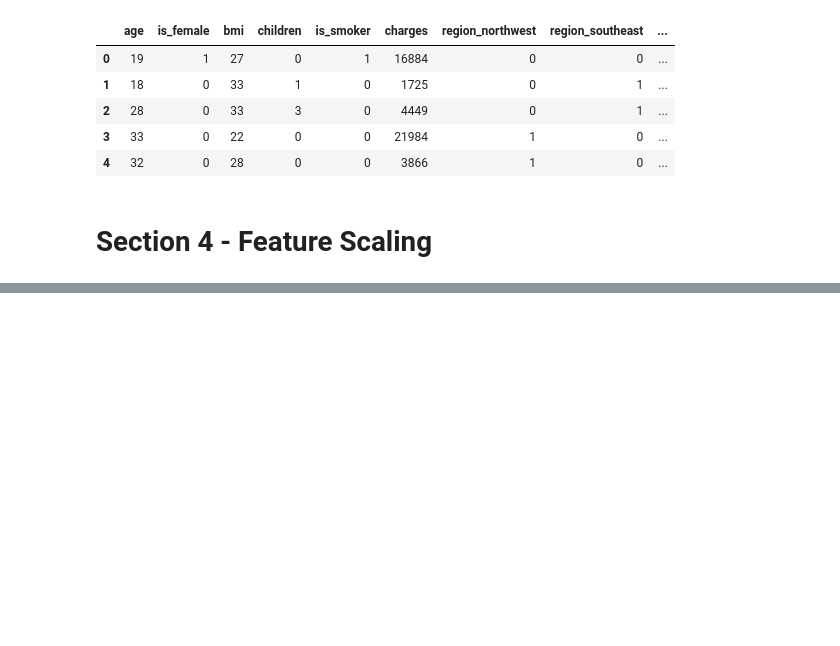
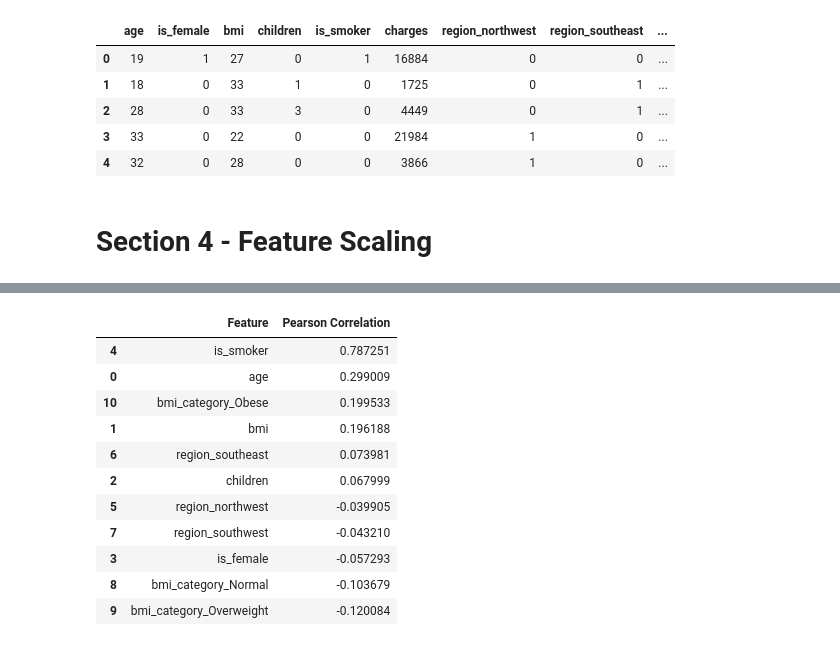
Before and after one commit to princejha-dev/ML-Python-Models, a Jupyter notebook: insurance.ipynb, the cells around one changed output, grey strips where cells are left out. Drawn from its saved outputs; the diff is of its cells as text; code cells hidden in the pictures; blank space fills up the shorter version.

```diff
--- a/insurance.ipynb
+++ b/insurance.ipynb
@@ -232,0 +242,39 @@ df_cleaned[cols_to_scale] = scaler.fit_transform(df_cleaned[cols_to_scale])
+# %%
+
+from scipy.stats import pearsonr
+
+# ----------------------------------
+# Pearson Correlation Calculation
+# ----------------------------------
+
+# List of features to check against target
+selected_features = [
+    'age', 'bmi', 'children', 'is_female', 'is_smoker',
+    'region_northwest', 'region_southeast', 'region_southwest',
+    'bmi_category_Normal', 'bmi_category_Overweight', 'bmi_category_Obese'
+]
+
+# Calculate Pearson correlation
+correlations = {
+    feature: pearsonr(df_cleaned[feature], df_cleaned['charges'])[0]
+    for feature in selected_features
+}
+
+# Convert to DataFrame for display
+correlation_df = pd.DataFrame(list(correlations.items()), columns=['Feature', 'Pearson Correlation'])
+
+# Show the results
+correlation_df.sort_values(by='Pearson Correlation', ascending=False)
+# %% [output]
+|  | Feature | Pearson Correlation |
+| 4 | is_smoker | 0.787251 |
+| 0 | age | 0.299009 |
+| 10 | bmi_category_Obese | 0.199533 |
+| 1 | bmi | 0.196188 |
+| 6 | region_southeast | 0.073981 |
+| 2 | children | 0.067999 |
+| 5 | region_northwest | -0.039905 |
+| 7 | region_southwest | -0.043210 |
+| 3 | is_female | -0.057293 |
+| 8 | bmi_category_Normal | -0.103679 |
+| 9 | bmi_category_Overweight | -0.120084 |
```
Also changed, not shown: parts of 15 cells of this notebook.
